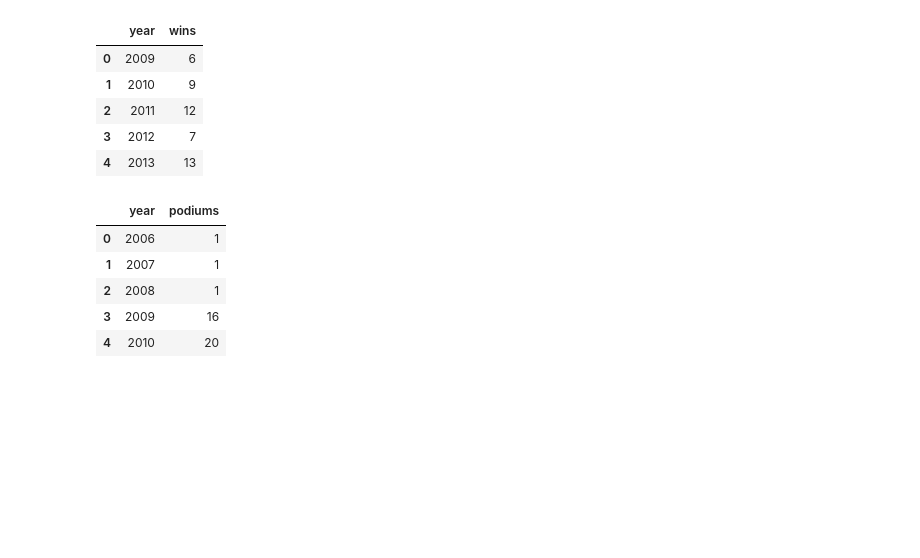
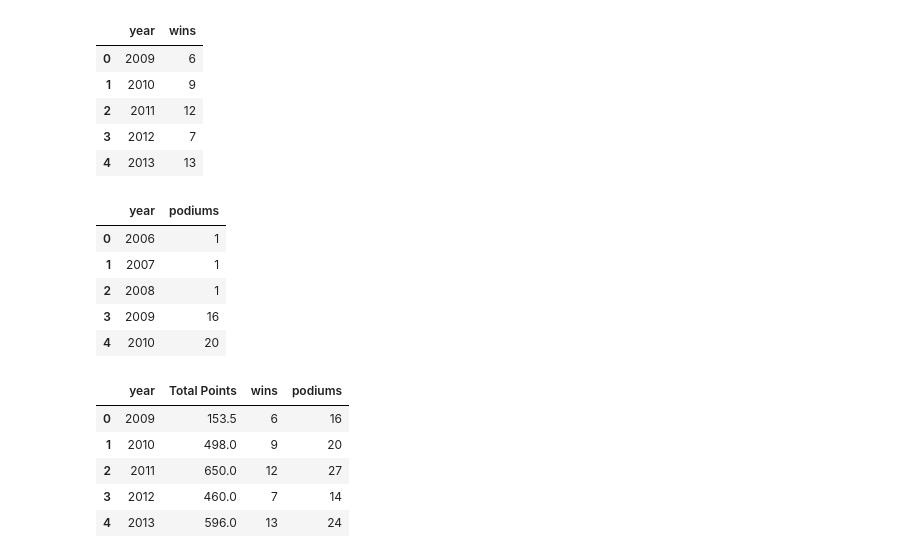
Before and after one commit to tanvis1ngh/F1_RedBull_EDA, a Jupyter notebook: nb/redbull_f1_eda.ipynb, the cells around one changed output. Saved outputs shown, nothing was run; the diff lists cells and outputs as text; code cells hidden in the pictures; blank space fills up the shorter version.

```diff
--- a/nb/redbull_f1_eda.ipynb
+++ b/nb/redbull_f1_eda.ipynb
@@ -130,3 +124,14 @@ annual_podium_count.head()
 | 2 | 2008 | 1 |
 | 3 | 2009 | 16 |
 | 4 | 2010 | 20 |
+# %%
+Season_Summary = pd.merge(grouped,annual_win_count,on="year")
+Season_Summary= pd.merge(Season_Summary, annual_podium_count, on='year')
+Season_Summary.head()
+# %% [output]
+|  | year | Total Points | wins | podiums |
+| 0 | 2009 | 153.5 | 6 | 16 |
+| 1 | 2010 | 498.0 | 9 | 20 |
+| 2 | 2011 | 650.0 | 12 | 27 |
+| 3 | 2012 | 460.0 | 7 | 14 |
+| 4 | 2013 | 596.0 | 13 | 24 |
```
Also changed, not shown: parts of 5 cells of this notebook, 1 other file.
